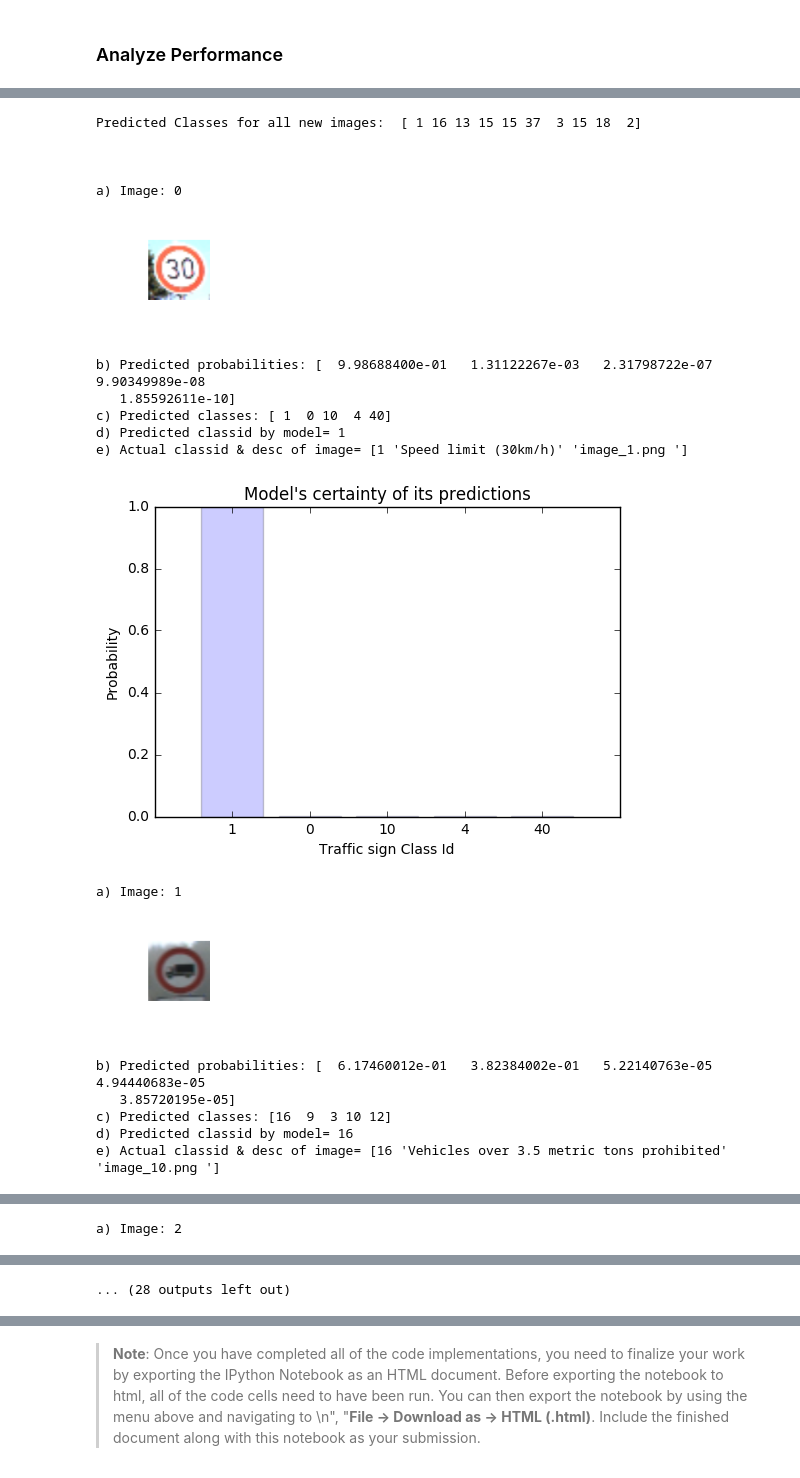
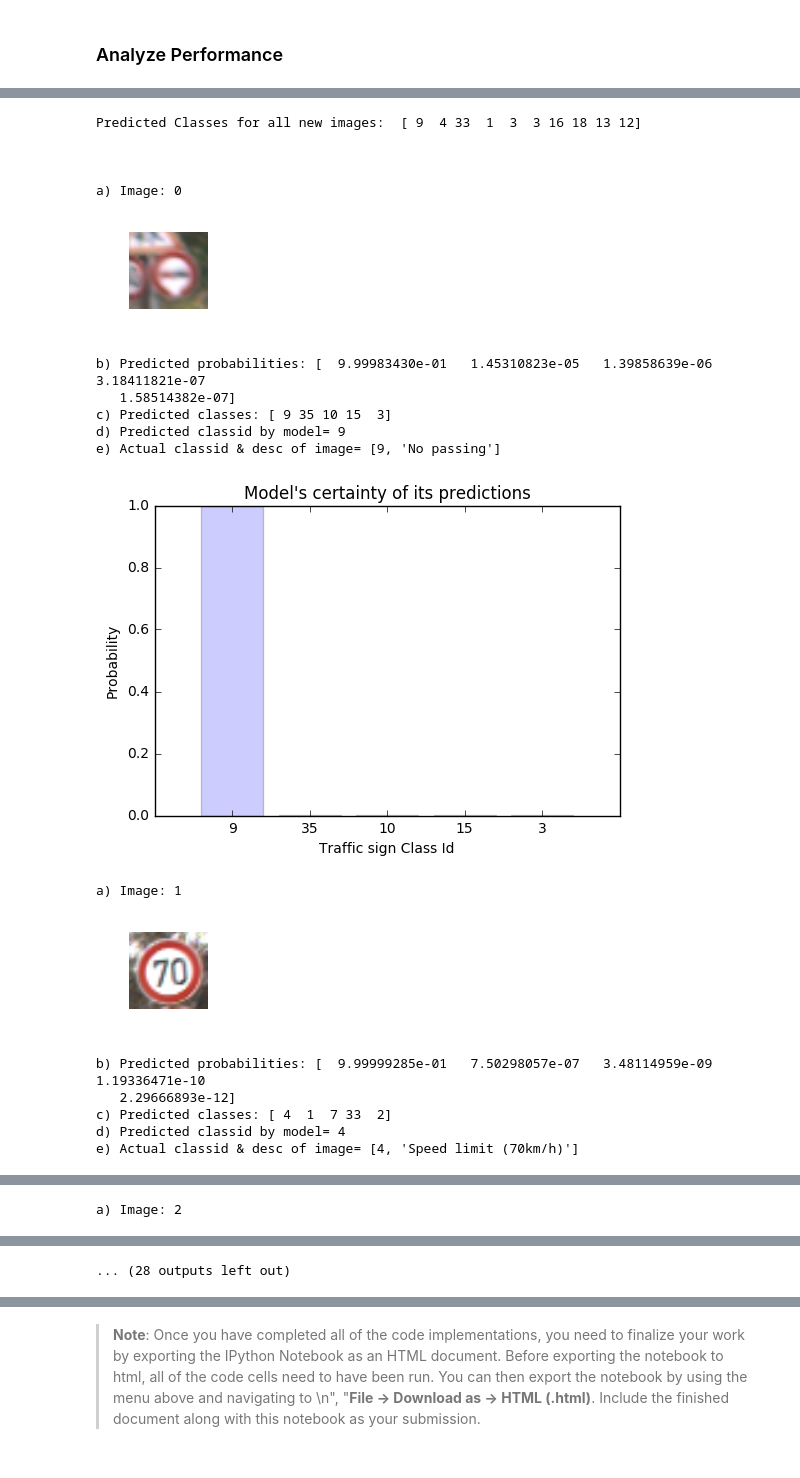
Before and after one commit to urmils/Traffic-Sign-Classifier, a Jupyter notebook: Traffic_Sign_Classifier.ipynb, the cells around one changed output, grey strips where cells are left out. Drawn from its saved outputs; the diff is of its cells as text; code cells hidden in the pictures.

Commit message:
Improved model accuracy

```diff
--- a/Traffic_Sign_Classifier.ipynb
+++ b/Traffic_Sign_Classifier.ipynb
@@ -389,7 +531,7 @@ x = tf.placeholder(tf.float32, (None, 32, 32, 1))
 y = tf.placeholder(tf.int32, (None))
 one_hot_y = tf.one_hot(y, 43)
 # %%
-rate = 0.003
+rate = 0.001
 
 logits             = LeNet(x)
 cross_entropy      = tf.nn.softmax_cross_entropy_with_logits(logits, one_hot_y)
@@ -414,6 +556,14 @@ def evaluate(X_data, y_data):
 Run the model defined earlier for 10 Epochs and save the model results in file
 
 To Test, model will be restored from this file
+# %%
+# Set # of Epochs and batch size for the model
+
+# Reduced the batch size to avoid any memory issues on laptop and set epochs to 7
+# After 7 Epochs the accuracy started decreasing showing overfitting
+# I am not using Dropouts here but using it could be useful
+EPOCHS = 6
+BATCH_SIZE = 128
 # %%
 with tf.Session() as sess:
 
@@ -531,3 +663,29 @@ label: none
+# %%
+import glob
+mydir = "uvs"
+file_to_search = mydir+"/*.png"
+labels_file = mydir+"/labels.csv"
+pred_imgs = glob.glob(file_to_search)
+labels_df = pd.read_csv(labels_file)
+
+origImages = []
+pred_file_labels = []
+for i in pred_imgs:
+    label_info =[]
+    image = mpimg.imread(i)
+    head, tail = os.path.split(i)
+    fname = head + "/" + tail
+    csvidx =labels_df.loc[labels_df['ImageName'] == fname ].index.tolist()
+    classid =labels_df.iloc[csvidx]['ClassId'].values
+    label =labels_df.iloc[csvidx]['SignName'].values
+
+    r = 32.0 / image.shape[1]
+    dim = (32, int(image.shape[0] * r))
+
+    resized = cv2.resize(image, dim, interpolation = cv2.INTER_AREA)
+    origImages.append(resized)
+    label_info = [classid[0], label[0]]
+    pred_file_labels.append(label_info)
 # %%
 # Real world test
 # Preprocess the images used for prediction
@@ -653,7 +814,7 @@ It plots for all 10 images required to predict from the saved model
 print('\nPredicted Classes for all new images: ', new_pics_classes)
 print("\n")
 
-nparr2=df3.iloc[:,:].values
+#nparr2=df3.iloc[:,:].values
 wrong_prediction_cnt=0
 def plot_probability(probabilities, labels):
     """Plot model's probabilities (y) and traffic sign labels (x)
@@ -662,48 +823,46 @@ def plot_probability(probabilities, labels):
     y_pos = np.arange(len(labels))
     plt.bar(y_pos, probabilities, align='center', alpha=0.2)
     plt.xticks(y_pos, labels)
     plt.ylabel('Probability')
     plt.xlabel('Traffic sign Class Id')
     plt.title('Model\'s certainty of its predictions')
     plt.show()
 
-
 for idx, val in enumerate(new_pics_classes):
     img = origImages[idx]
     predicted_class = new_pics_classes[idx]
-    actual_class = nparr2[idx]
+    actual_class = pred_file_labels[idx]
     classid = actual_class[0]
-
     if(predicted_class != classid):
         wrong_prediction_cnt = wrong_prediction_cnt + 1
 
     print('\na) Image:', idx)
     plt.figure(figsize=(1,1))
     plt.axis('off')
     plt.imshow(img)
     plt.show()
     print('b) Predicted probabilities:', top5[0][idx])
     print('c) Predicted classes:', top5[1][idx])
     print("d) Predicted classid by model=" , predicted_class)
     print("e) Actual classid & desc of image=" , actual_class)
     plot_probability(top5[0][idx],top5[1][idx])
 # %% [output]
-Predicted Classes for all new images:  [ 1 16 13 15 15 37  3 15 18  2]
+Predicted Classes for all new images:  [ 9  4 33  1  3  3 16 18 13 12]
 
 
 
 a) Image: 0
-[figure, old version]
+[figure, new version]
-b) Predicted probabilities: [  9.98688400e-01   1.31122267e-03   2.31798722e-07   9.90349989e-08
-   1.85592611e-10]
-c) Predicted classes: [ 1  0 10  4 40]
-d) Predicted classid by model= 1
-e) Actual classid & desc of image= [1 'Speed limit (30km/h)' 'image_1.png ']
+b) Predicted probabilities: [  9.99983430e-01   1.45310823e-05   1.39858639e-06   3.18411821e-07
+   1.58514382e-07]
+c) Predicted classes: [ 9 35 10 15  3]
+d) Predicted classid by model= 9
+e) Actual classid & desc of image= [9, 'No passing']
-[figure, old version]
+[figure, new version]
 a) Image: 1
-[figure, old version]
+[figure, new version]
-b) Predicted probabilities: [  6.17460012e-01   3.82384002e-01   5.22140763e-05   4.94440683e-05
-   3.85720195e-05]
-c) Predicted classes: [16  9  3 10 12]
-d) Predicted classid by model= 16
-e) Actual classid & desc of image= [16 'Vehicles over 3.5 metric tons prohibited' 'image_10.png ']
+b) Predicted probabilities: [  9.99999285e-01   7.50298057e-07   3.48114959e-09   1.19336471e-10
+   2.29666893e-12]
+c) Predicted classes: [ 4  1  7 33  2]
+d) Predicted classid by model= 4
+e) Actual classid & desc of image= [4, 'Speed limit (70km/h)']
```
Also changed, not shown: parts of 35 cells of this notebook, 7 other files.
